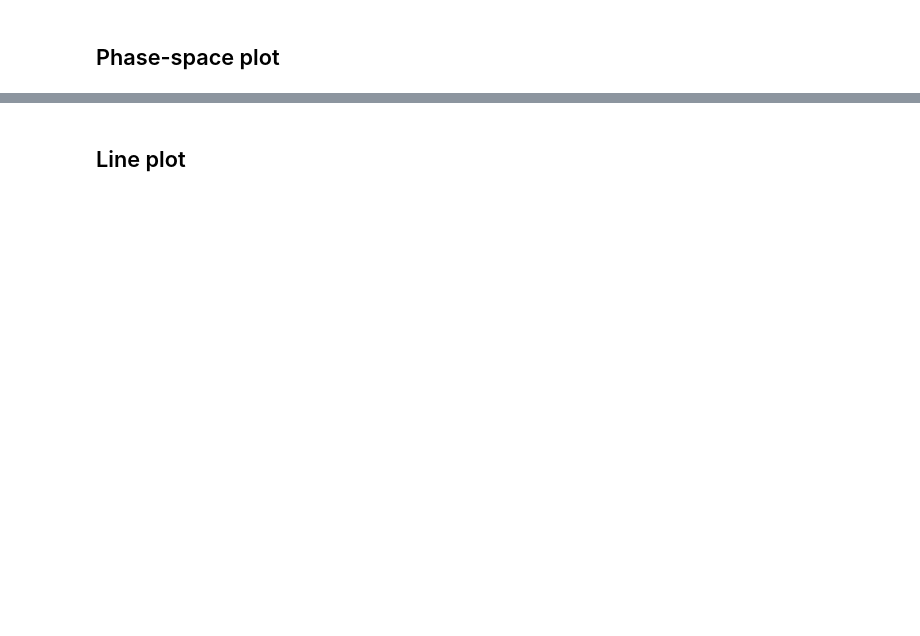
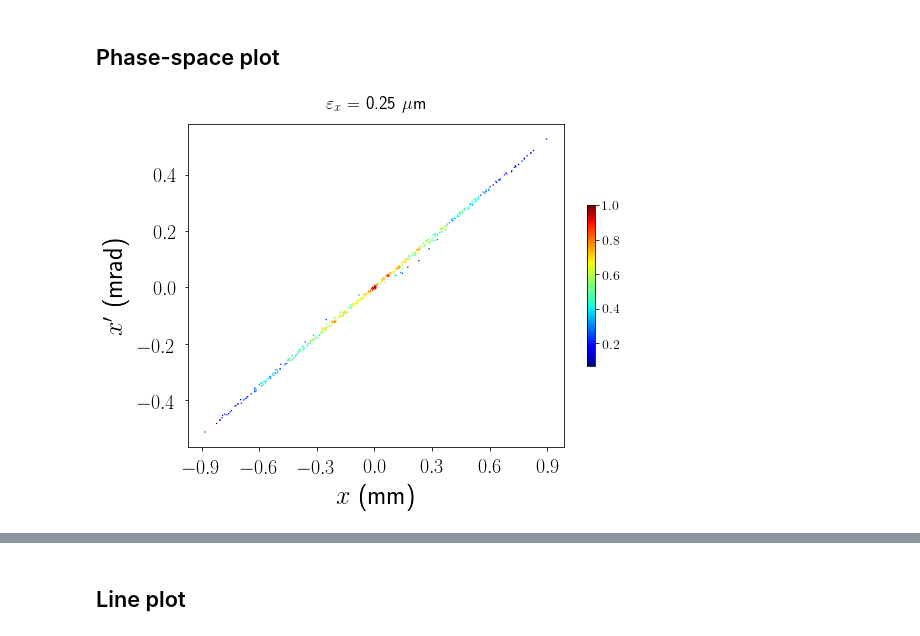
Before and after one commit to zhujun98/linacopt, a Jupyter notebook: LinacOpt Tutorial.ipynb, the cells around one changed output, grey strips where cells are left out. Saved outputs shown, nothing was run; the diff lists cells and outputs as text; code cells hidden in the pictures; blank space fills up the shorter version.

```diff
--- a/LinacOpt Tutorial.ipynb
+++ b/LinacOpt Tutorial.ipynb
@@ -205,3 +219,7 @@ emitx_tr (m)        emity_tr (m)        Sdelta_un
 # %% [markdown]
 ## Phase-space plot
+# %%
+p1.plot('x', 'xp')
+# %% [output]
+[figure, added]
 # %%
```
Also changed, not shown: parts of 17 cells of this notebook.
